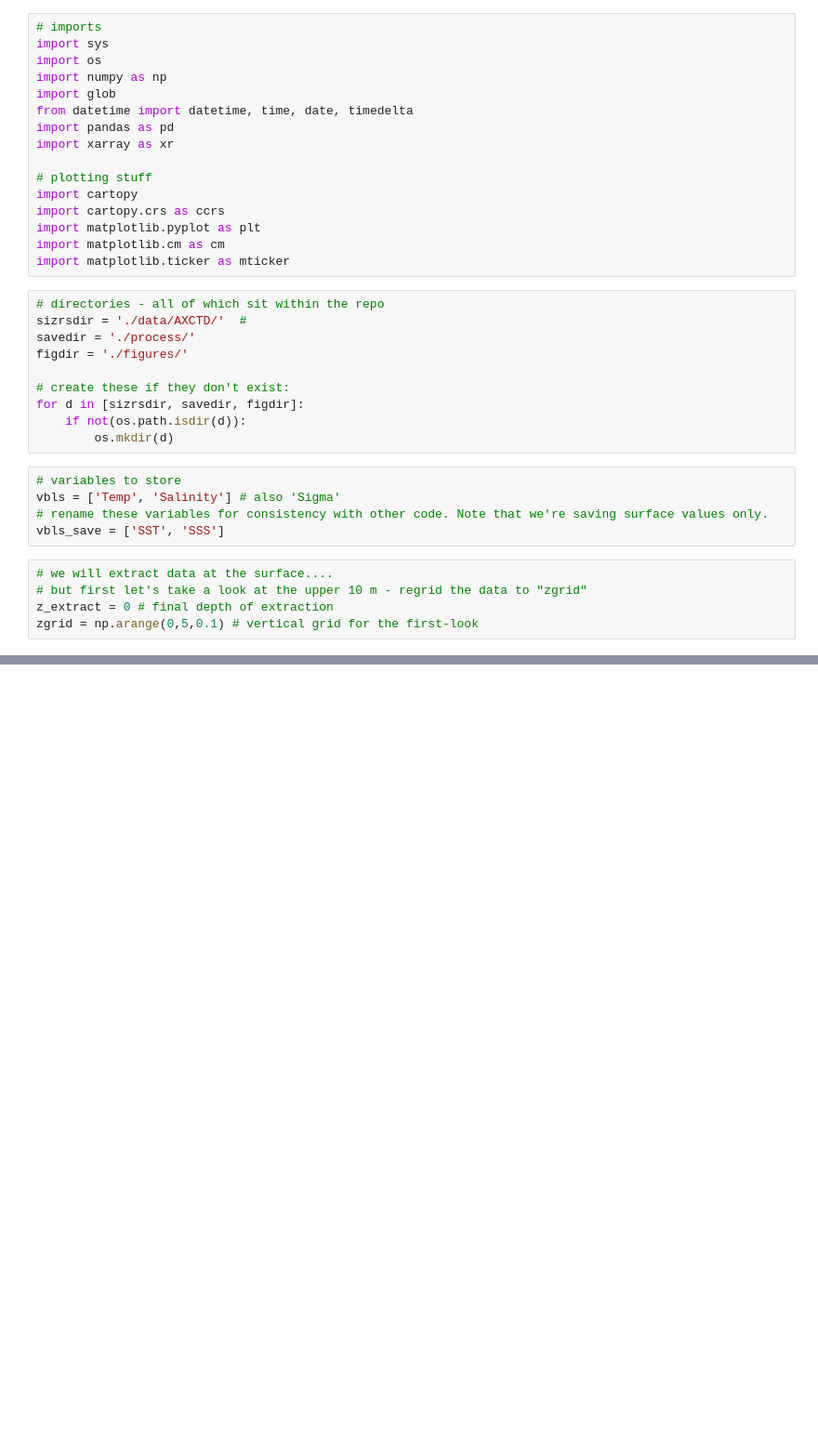
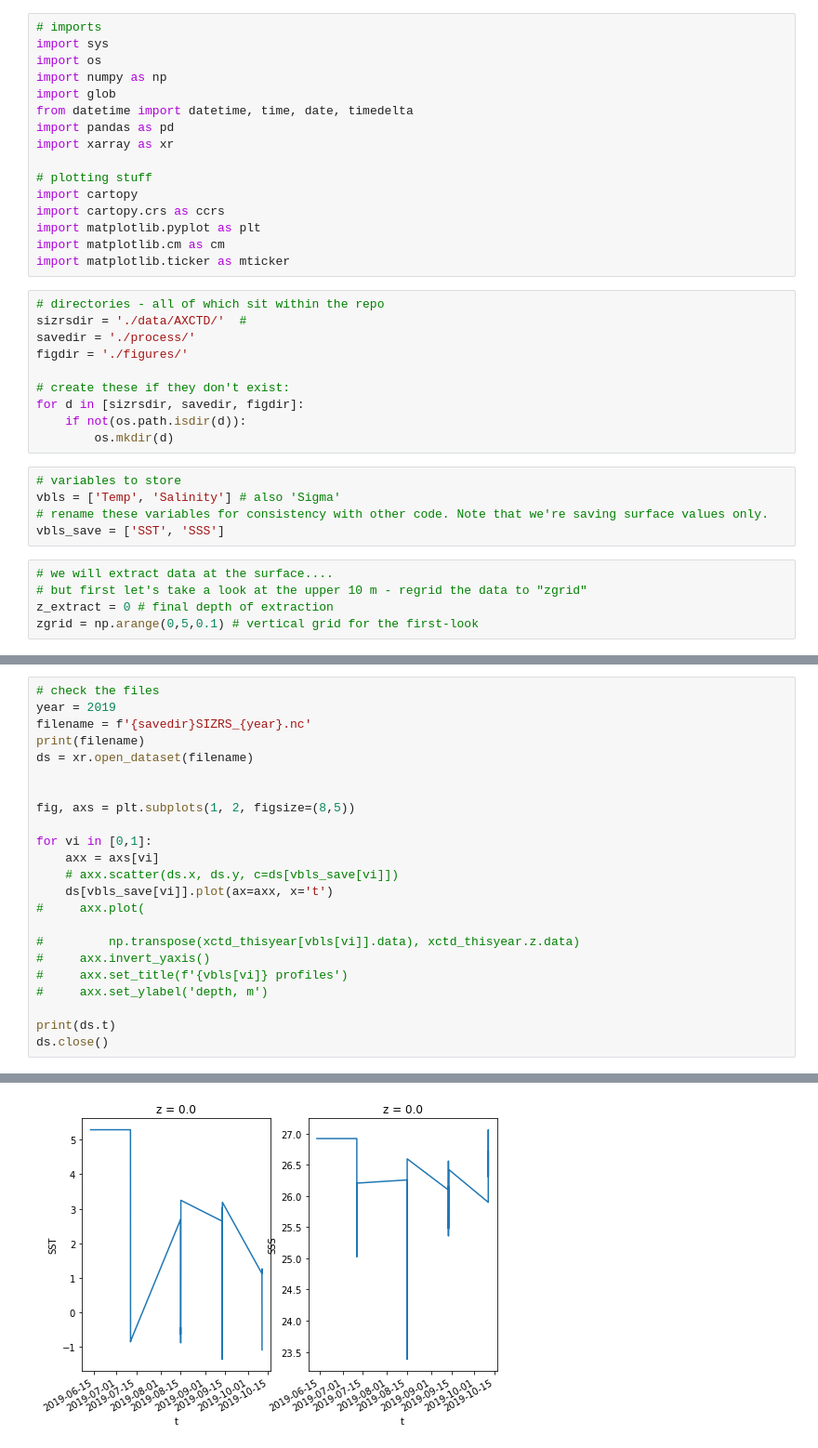
Before and after one commit to NASA-SASSIE/collocation, a Jupyter notebook: read_SIZRS_data.ipynb, the cells around one changed output, grey strips where cells are left out. Shown at 93% size. Drawn from its saved outputs; the diff is of its cells as text; blank space fills up the shorter version.

```diff
--- a/read_SIZRS_data.ipynb
+++ b/read_SIZRS_data.ipynb
@@ -152,0 +162,24 @@ saving ./process/SIZRS_2019.nc
+# %%
+# check the files
+year = 2019
+filename = f'{savedir}SIZRS_{year}.nc'
+print(filename)
+ds = xr.open_dataset(filename)
+
+
+fig, axs = plt.subplots(1, 2, figsize=(8,5))
+
+for vi in [0,1]:
+    axx = axs[vi]
+    # axx.scatter(ds.x, ds.y, c=ds[vbls_save[vi]])
+    ds[vbls_save[vi]].plot(ax=axx, x='t')
+#     axx.plot(
+
+#         np.transpose(xctd_thisyear[vbls[vi]].data), xctd_thisyear.z.data)
+#     axx.invert_yaxis()
+#     axx.set_title(f'{vbls[vi]} profiles')
+#     axx.set_ylabel('depth, m')
+
+print(ds.t)
+ds.close()
+# %% [output]
@@ -152,0 +203 @@ saving ./process/SIZRS_2019.nc
+[figure, added]
```
Also changed, not shown: parts of 3 cells of this notebook, 8 other files.
